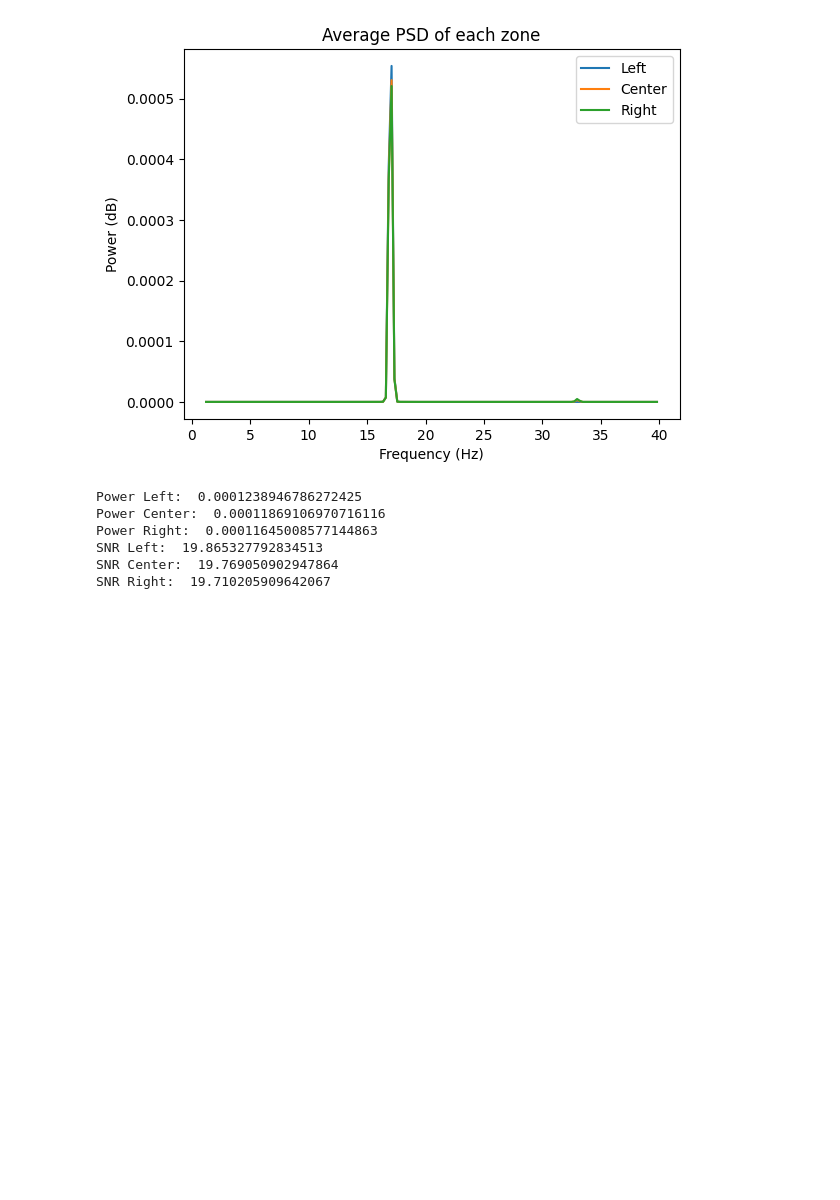
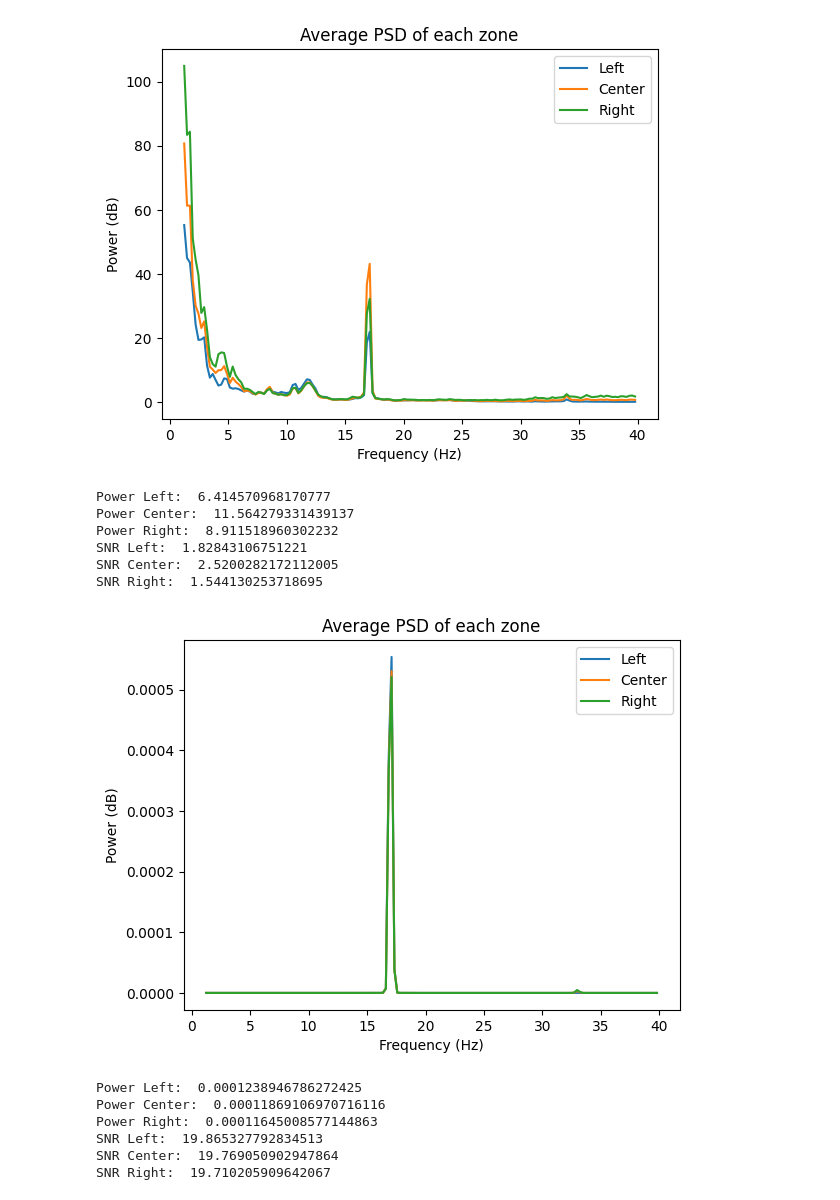
Before and after one commit to alken01/BCI, a Jupyter notebook: recursivefilter.ipynb, the cells around one changed output. Saved outputs shown, nothing was run; the diff lists cells and outputs as text; code cells hidden in the pictures; blank space fills up the shorter version.

```diff
--- a/recursivefilter.ipynb
+++ b/recursivefilter.ipynb
@@ -191,6 +185,6 @@ SNR Right:  1.6905847460539294
 # %%
 # Generate a desired signal with a target frequency and length n
-x = np.sin(2*np.pi*17*np.arange(n)/fs)
+x = np.sin(2*np.pi*17*np.arange(samples_nr)/fs)
 
 # Apply the recursive least squares filter to each of the channels in the EEG signal with a target frequency of 17 Hz
 y_hat = []
@@ -204,55 +198,21 @@ for i in range(len(y_hat)):
 # Rearrange y_hat so it has same dimensions as eeg_array
 y_hat = np.array(y_hat)
 y_hat = np.reshape(y_hat, (eeg_array.shape[0], eeg_array.shape[1]))
-# %%
-# Plot and save the PSD of the signal after filtering
-f, PSD_y_hat = PSD_cp(y_hat,fs,False,chan_name)
-
-# Calculate the average PSD of each zone  and plot it
-PSD_left = np.mean(PSD_y_hat[left_channels_index], axis=0)
-PSD_center = np.mean(PSD_y_hat[center_channels_index], axis=0)
-PSD_right = np.mean(PSD_y_hat[right_channels_index], axis=0)
-
-#Keep only the frequencies between 1 and 40 Hz
-freq_idx = np.where((f >= 1) & (f <= 40))
-f = f[freq_idx]
-PSD_left = PSD_left[freq_idx]
-PSD_center = PSD_center[freq_idx]
-PSD_right = PSD_right[freq_idx]
-
-# Plot the average PSD of each zone
-plt.figure()
-plt.plot(f, PSD_left, label='Left')
-plt.plot(f, PSD_center, label='Center')
-plt.plot(f, PSD_right, label='Right')
-plt.xlabel('Frequency (Hz)')
-plt.ylabel('Power (dB)')
-plt.title('Average PSD of each zone')
-plt.legend()
-plt.show()
-
-# Calculate the power for the target frequency in each zone
-power_left = np.mean(PSD_left[np.where((f >= target_frequency-1) & (f <= target_frequency+1))])
-power_center = np.mean(PSD_center[np.where((f >= target_frequency-1) & (f <= target_frequency+1))])
-power_right = np.mean(PSD_right[np.where((f >= target_frequency-1) & (f <= target_frequency+1))])
-
-print('Power Left: ', power_left)
-print('Power Center: ', power_center)
-print('Power Right: ', power_right)
-
-# Calculate the SNR for the target frequency in each zone
-SNR_left = power_left/np.mean(PSD_left[np.where((f >= 1) & (f <= 40))])
-SNR_center = power_center/np.mean(PSD_center[np.where((f >= 1) & (f <= 40))])
-SNR_right = power_right/np.mean(PSD_right[np.where((f >= 1) & (f <= 40))])
-
-print('SNR Left: ', SNR_left)
-print('SNR Center: ', SNR_center)
-print('SNR Right: ', SNR_right)
-# %% [output]
-[figure, removed]
-Power Left:  0.0001238946786272425
-Power Center:  0.00011869106970716116
-Power Right:  0.00011645008577144863
-SNR Left:  19.865327792834513
-SNR Center:  19.769050902947864
-SNR Right:  19.710205909642067
+# %%
+SNR_left, SNR_center, SNR_right = zones_SNR_cp(eeg_array, target_frequency, fs, True,left_channels_index,center_channels_index,right_channels_index,chan_name)
+SNR_left_rls, SNR_center_rls, SNR_right_rls = zones_SNR_cp(y_hat, target_frequency, fs, True,left_channels_index,center_channels_index,right_channels_index,chan_name)
+# %% [output]
+[figure, added]
+Power Left:  6.414570968170777
+Power Center:  11.564279331439137
+Power Right:  8.911518960302232
+SNR Left:  1.82843106751221
+SNR Center:  2.5200282172112005
+SNR Right:  1.544130253718695
+[figure, added]
+Power Left:  0.0001238946786272425
+Power Center:  0.00011869106970716116
+Power Right:  0.00011645008577144863
+SNR Left:  19.865327792834513
+SNR Center:  19.769050902947864
+SNR Right:  19.710205909642067
```
Also changed, not shown: parts of 3 cells of this notebook.
